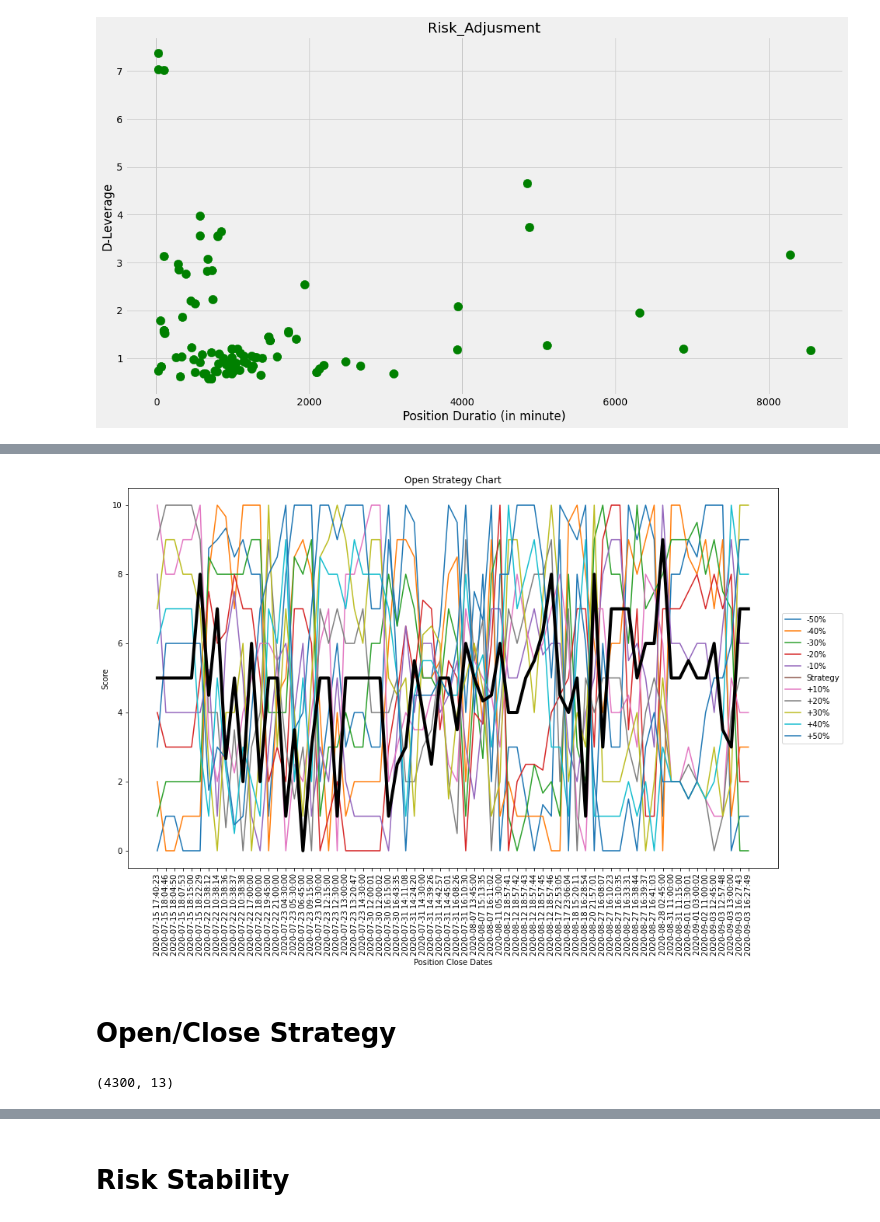
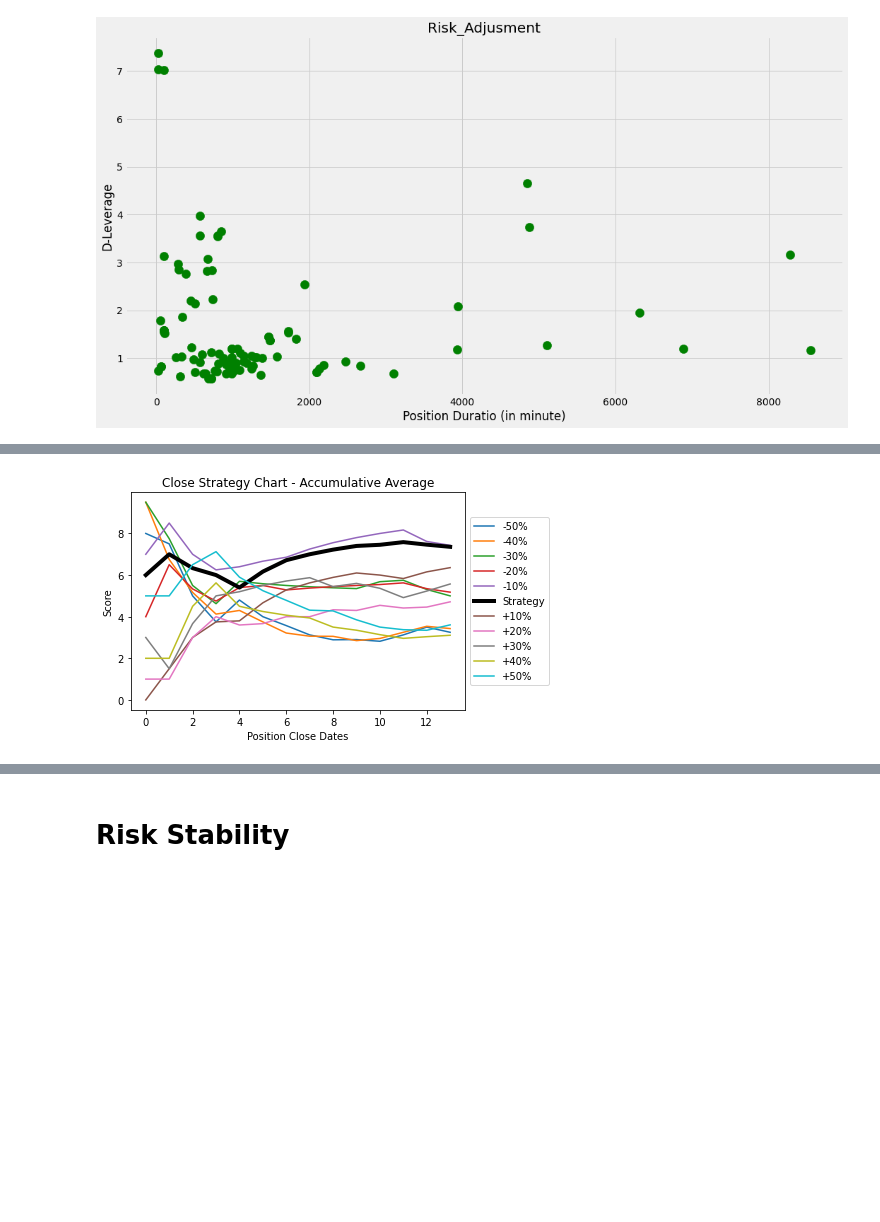
Before and after one commit to adaji/TraderEvaluation, a Jupyter notebook: TestNote.ipynb, the cells around one changed output, grey strips where cells are left out. Cells and saved outputs as stored; diff of their text form; code cells hidden in the pictures; blank space fills up the shorter version.

```diff
--- a/TestNote.ipynb
+++ b/TestNote.ipynb
@@ -216,3 +225,3 @@ plt.show()
 # %%
-oscs = Darwin.OS_CS(trading_data=test_data)
+oscs = Darwin.OS_CS(trading_data=test_data[:100], window_periods=100, plot_unit='per_trade')
 # %%
@@ -223,7 +237,5 @@ oscs.plot_close_strategy
 # %%
-plt.figure(figsize=(15,9))
-oscs.plot_open_strategy
+# plt.figure(figsize=(15,9))
+oscs.plot_close_strategy
 # %% [output]
-[figure, old version]
+[figure, new version]
-# %% [markdown]
-# Open/Close Strategy
@@ -235,5 +241,0 @@ data_set = Preparation(folder_path='Test_trader_data')
-# %%
-df = data_set.Get
-df.shape
-# %% [output]
-(4300, 13)
```
Also changed, not shown: parts of 15 cells of this notebook, 1 other file.
